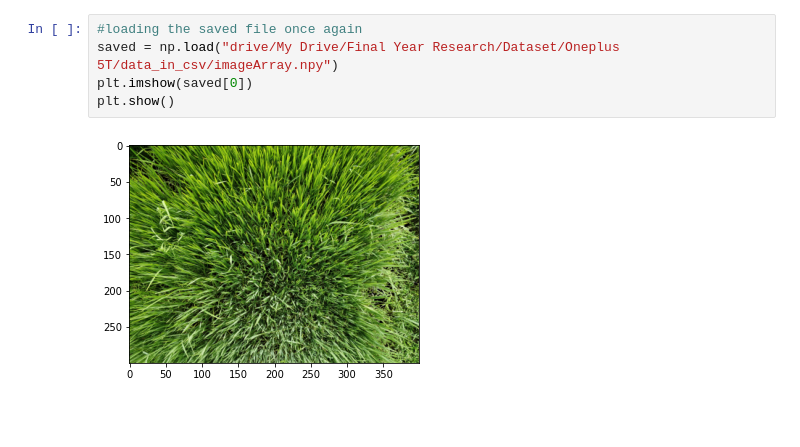
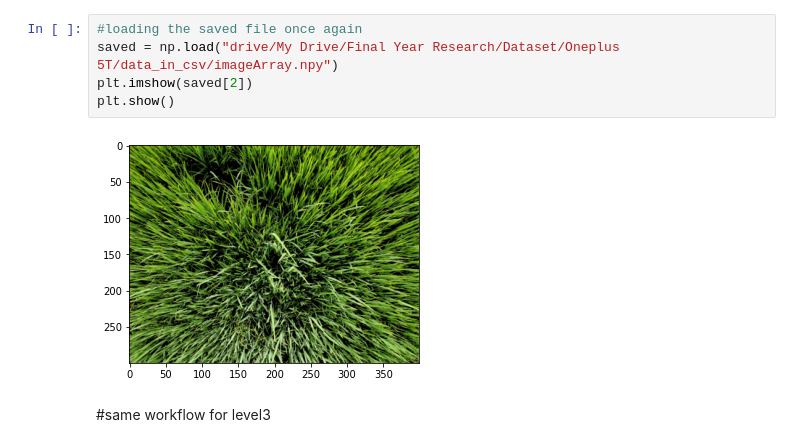
Before and after one commit to shayanmalinda/Effective-identification-of-Nitrogen-Fertilizer-demand-for-Paddy-Cultivation-using-UAVs, a Jupyter notebook: Models/(Rusiri)preprocessing_and_dataset_creation.ipynb, the cells around one changed output. Cells and saved outputs as stored; diff of their text form; blank space fills up the shorter version.

```diff
--- a/Models/(Rusiri)preprocessing_and_dataset_creation.ipynb
+++ b/Models/(Rusiri)preprocessing_and_dataset_creation.ipynb
@@ -79,7 +64,9 @@ print(class_name)
 # %%
 #loading the saved file once again
 saved = np.load("drive/My Drive/Final Year Research/Dataset/Oneplus 5T/data_in_csv/imageArray.npy")
-plt.imshow(saved[0])
+plt.imshow(saved[2])
 plt.show()
 # %% [output]
-[figure, old version]
+[figure, new version]
+# %% [markdown]
+#same workflow for level3
```
Also changed, not shown: parts of 9 cells of this notebook.
